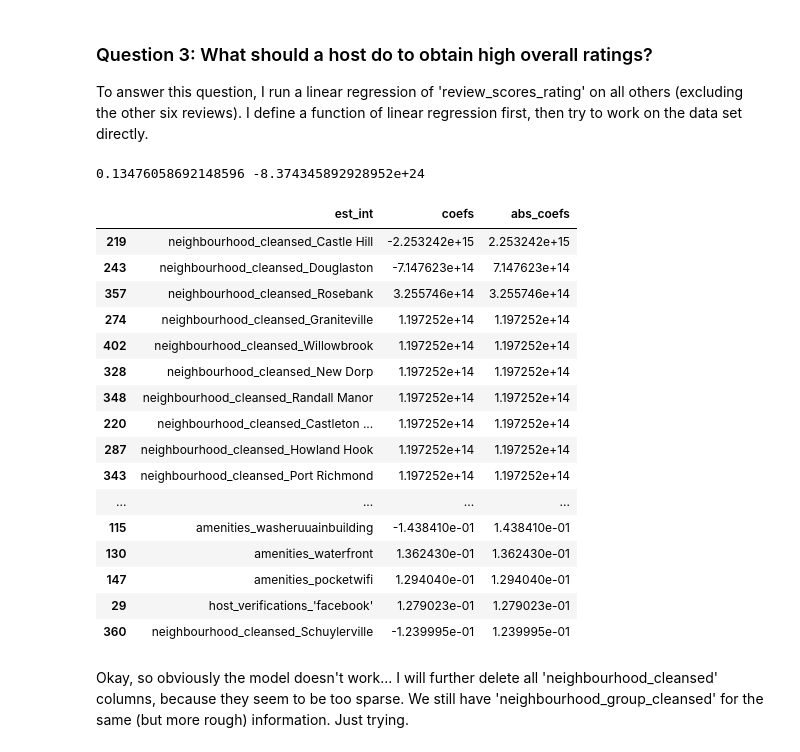
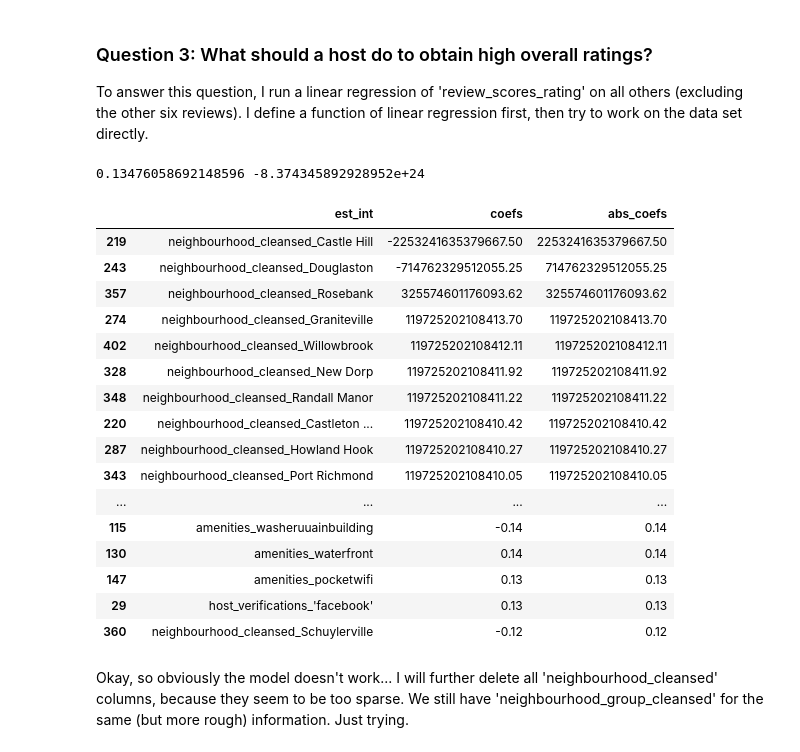
Before and after one commit to yanjiabai/Airbnb-NYC, a Jupyter notebook: New York City Airbnb Data Analysis.ipynb, the cells around one changed output. Saved outputs shown, nothing was run; the diff lists cells and outputs as text; code cells hidden in the pictures.

```diff
--- a/New York City Airbnb Data Analysis.ipynb
+++ b/New York City Airbnb Data Analysis.ipynb
@@ -337,10 +337,16 @@ Before the usual conversion of categorical columns, the dataframe has shape (369
 ['name', 'description', 'neighborhood_overview', 'host_since', 'host_about', 'host_response_time', 'host_response_rate', 'host_acceptance_rate', 'host_is_superhost', 'host_listings_count', 'host_total ...
 # %%
 # create dummy variables for categorical columns and drop the original ones
+# create two dataframes, 'df' containing these dummies with drop_first=True (for linear regression),
+# 'df_compare' containing dummies with drop_first=False (for my Question 1 and 2 where I need all data)
 col_categorical = list(df.select_dtypes(include=['object']).columns)
+df_compare = df
 for col in col_categorical:
     df = pd.concat([df.drop(columns=col, axis=1), pd.get_dummies(df[col],prefix=col,prefix_sep='_',drop_first=True,dummy_na=False)],axis=1)
+    df_compare = pd.concat([df_compare.drop(columns=col, axis=1), pd.get_dummies(df_compare[col],prefix=col,prefix_sep='_',drop_first=False,dummy_na=False)],axis=1)
 
-print(f"""The number of rows and columns of the current data set is {df.shape},\n
+print(f"""The number of rows and columns of df (drop_first=True) is {df.shape},\n
           The object type columns are {list(df.select_dtypes(include=['object']).columns)}.""")
+print(f"""The number of rows and columns of df_compare (drop_first=False) is {df_compare.shape},\n
+          The object type columns are {list(df_compare.select_dtypes(include=['object']).columns)}.""")
 # %% [output]
@@ -394,11 +403,11 @@ Now, we have cleansed the data set and are ready for the analsis.
 To answer this question, we plot the average 'review_scores_location' against the neighborhood information, to see in which neighborhood a potential Airbnb host could attract higher location ratings. We do this both for general neighborhoods, including just Brooklyn, Manhattan, Queens, and Staten Island, and for detailed neighborhoods, such as Bedford-Stuyvesant and Brooklyn Heights. We first define the following function for this purpose.
 # %%
 # create list of column names containing neighborhood information
-col_neighbourhood_group_cleansed = [col for col in df.columns if 'neighbourhood_group_cleansed' in col]
-col_neighbourhood_cleansed = [col for col in df.columns if 'neighbourhood_cleansed' in col]
+col_neighbourhood_group_cleansed = [col for col in df_compare.columns if 'neighbourhood_group_cleansed' in col]
+col_neighbourhood_cleansed = [col for col in df_compare.columns if 'neighbourhood_cleansed' in col]
 
 # drop rows with NaN in review_scores_location
-df_new = df.dropna(subset=['review_scores_location'], axis=0)
+df_new = df_compare.dropna(subset=['review_scores_location'], axis=0)
 
 def rate_neighbourhood(df, col_list, rate):
     '''
@@ -577,32 +586,36 @@ def fit_lm(df, col_y, test_size = .3, random_state = 42):
 # %%
 # drop the other six specific ratings (because I don't want to use ratings to predict ratings) ,
 # drop all rows with NaN in the overall rating,
 df_new = df.drop(columns = ['review_scores_accuracy', 'review_scores_cleanliness', 'review_scores_checkin',
                         'review_scores_communication', 'review_scores_location', 'review_scores_value'], axis = 1)
 df_new = df_new.dropna(subset = ['review_scores_rating'], axis = 0)
 
+pd.set_option('display.float_format', lambda x: '%.2f' % x) # display settings
+pd.options.display.max_columns = None
+pd.options.display.max_rows = None
+
 X_train, X_test, y_train, y_test, train_score, test_score, lm_model, coefs_df = fit_lm(df_new, 'review_scores_rating')
 print(train_score, test_score)
 coefs_df
 # %% [output]
 0.13476058692148596 -8.374345892928952e+24
 |  | est_int | coefs | abs_coefs |
-| 219 | neighbourhood_cleansed_Castle Hill | -2.253242e+15 | 2.253242e+15 |
-| 243 | neighbourhood_cleansed_Douglaston | -7.147623e+14 | 7.147623e+14 |
-| 357 | neighbourhood_cleansed_Rosebank | 3.255746e+14 | 3.255746e+14 |
-| 274 | neighbourhood_cleansed_Graniteville | 1.197252e+14 | 1.197252e+14 |
-| 402 | neighbourhood_cleansed_Willowbrook | 1.197252e+14 | 1.197252e+14 |
-| 328 | neighbourhood_cleansed_New Dorp | 1.197252e+14 | 1.197252e+14 |
-| 348 | neighbourhood_cleansed_Randall Manor | 1.197252e+14 | 1.197252e+14 |
-| 220 | neighbourhood_cleansed_Castleton ... | 1.197252e+14 | 1.197252e+14 |
-| 287 | neighbourhood_cleansed_Howland Hook | 1.197252e+14 | 1.197252e+14 |
-| 343 | neighbourhood_cleansed_Port Richmond | 1.197252e+14 | 1.197252e+14 |
+| 219 | neighbourhood_cleansed_Castle Hill | -2253241635379667.50 | 2253241635379667.50 |
+| 243 | neighbourhood_cleansed_Douglaston | -714762329512055.25 | 714762329512055.25 |
+| 357 | neighbourhood_cleansed_Rosebank | 325574601176093.62 | 325574601176093.62 |
+| 274 | neighbourhood_cleansed_Graniteville | 119725202108413.70 | 119725202108413.70 |
+| 402 | neighbourhood_cleansed_Willowbrook | 119725202108412.11 | 119725202108412.11 |
+| 328 | neighbourhood_cleansed_New Dorp | 119725202108411.92 | 119725202108411.92 |
+| 348 | neighbourhood_cleansed_Randall Manor | 119725202108411.22 | 119725202108411.22 |
+| 220 | neighbourhood_cleansed_Castleton ... | 119725202108410.42 | 119725202108410.42 |
+| 287 | neighbourhood_cleansed_Howland Hook | 119725202108410.27 | 119725202108410.27 |
+| 343 | neighbourhood_cleansed_Port Richmond | 119725202108410.05 | 119725202108410.05 |
 | ... | ... | ... | ... |
-| 115 | amenities_washeruuainbuilding | -1.438410e-01 | 1.438410e-01 |
-| 130 | amenities_waterfront | 1.362430e-01 | 1.362430e-01 |
-| 147 | amenities_pocketwifi | 1.294040e-01 | 1.294040e-01 |
-| 29 | host_verifications_'facebook' | 1.279023e-01 | 1.279023e-01 |
-| 360 | neighbourhood_cleansed_Schuylerville | -1.239995e-01 | 1.239995e-01 |
+| 115 | amenities_washeruuainbuilding | -0.14 | 0.14 |
+| 130 | amenities_waterfront | 0.14 | 0.14 |
+| 147 | amenities_pocketwifi | 0.13 | 0.13 |
+| 29 | host_verifications_'facebook' | 0.13 | 0.13 |
+| 360 | neighbourhood_cleansed_Schuylerville | -0.12 | 0.12 |
 # %% [markdown]
 Okay, so obviously the model doesn't work... I will further delete all 'neighbourhood_cleansed' columns, because they seem to be too sparse. We still have 'neighbourhood_group_cleansed' for the same (but more rough) information. Just trying.
 # %%
```
Also changed, not shown: parts of 5 cells of this notebook.
